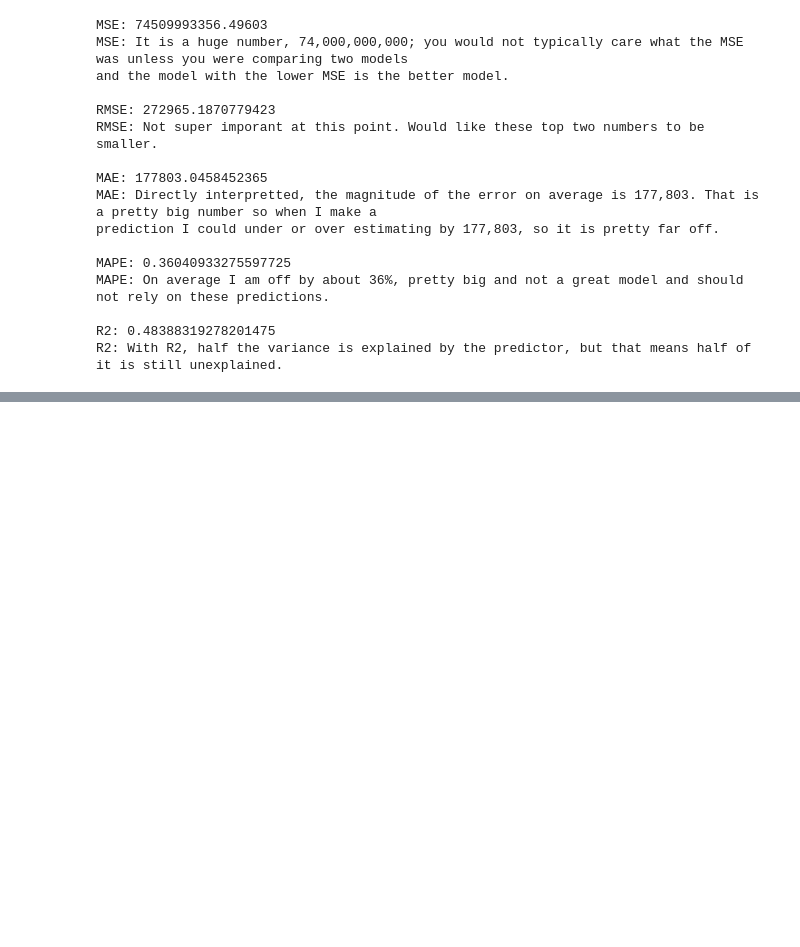
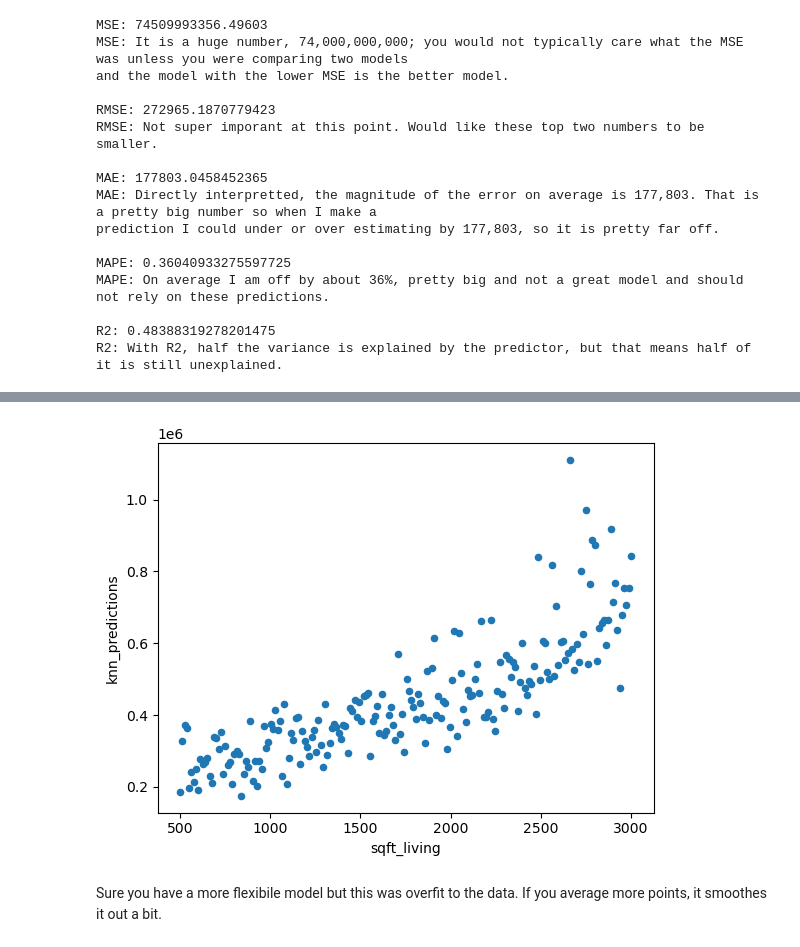
Before and after one commit to nss-data-science-cohort-9/ml-exercise-1-catdgomez, a Jupyter notebook: mlexercise01.ipynb, the cells around one changed output, grey strips where cells are left out. Drawn from its saved outputs; the diff is of its cells as text; code cells hidden in the pictures; blank space fills up the shorter version.

```diff
--- a/mlexercise01.ipynb
+++ b/mlexercise01.ipynb
@@ -172,0 +298,6 @@ R2: With R2, half the variance is explained by the predictor, but that means hal
+# %%
+pred_df.plot(kind='scatter', x='sqft_living', y='knn_predictions');
+# %% [output]
+[figure, added]
+# %% [markdown]
+Sure you have a more flexibile model but this was overfit to the data. If you average more points, it smoothes it out a bit.
```
Also changed, not shown: parts of 24 cells of this notebook.
